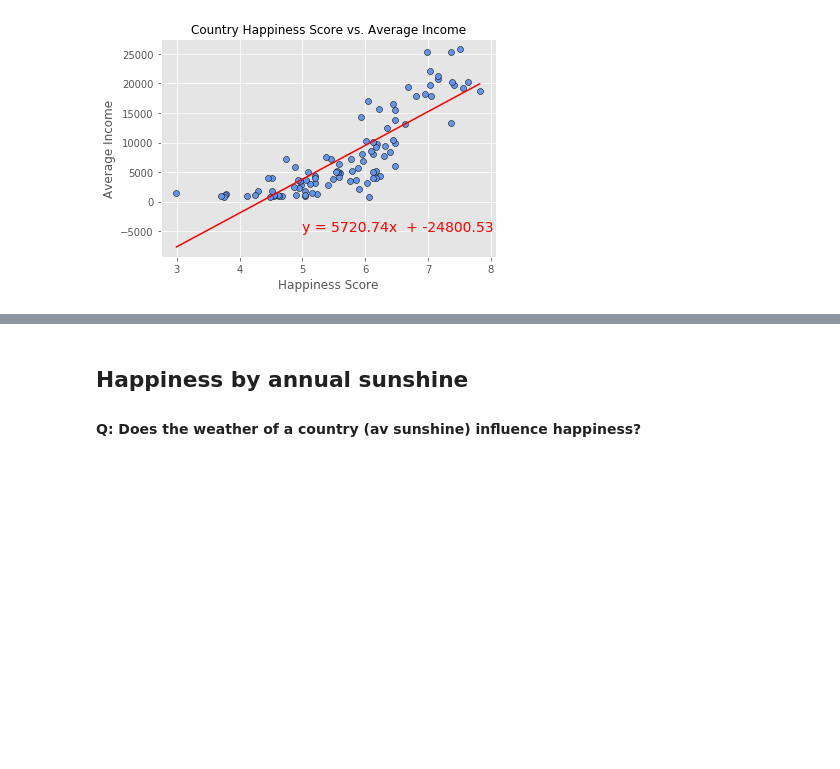
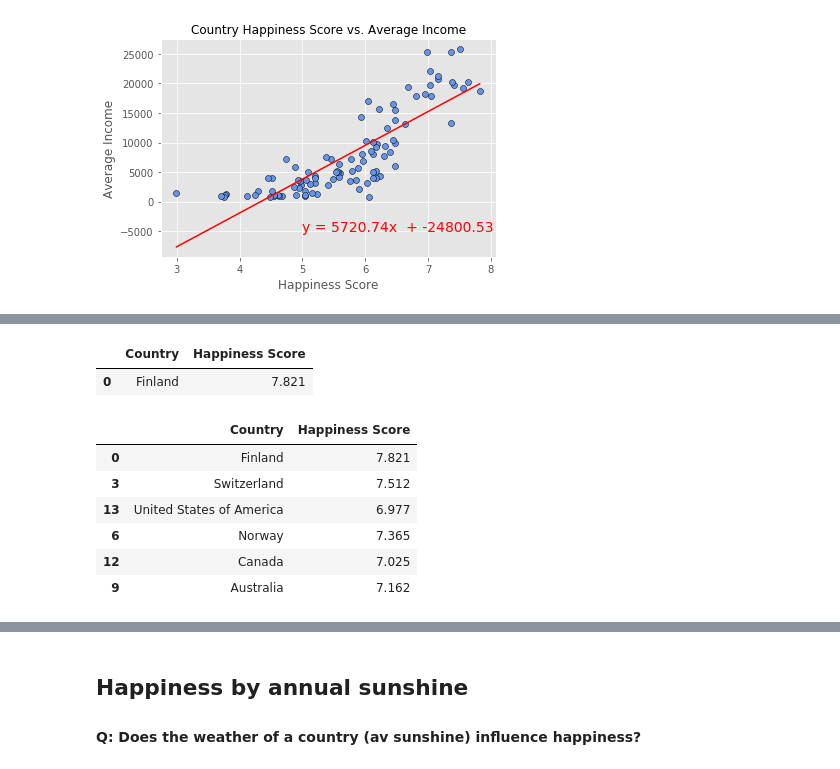
Before and after one commit to CBPher24/Exploring-World-Happiness, a Jupyter notebook: MainWork/All_Questions_team.ipynb, the cells around one changed output, grey strips where cells are left out. Saved outputs shown, nothing was run; the diff lists cells and outputs as text; code cells hidden in the pictures; blank space fills up the shorter version.

```diff
--- a/MainWork/All_Questions_team.ipynb
+++ b/MainWork/All_Questions_team.ipynb
@@ -66,3 +66,28 @@ avg_income.head()
 | 6 | 8 | Norway | 7.365 | 0.786 | 1373.33 | 25272.0 | ... |
 | 12 | 15 | Canada | 7.025 | 0.783 | 2028.04 | 22042.0 | ... |
 | 9 | 12 | Australia | 7.162 | 0.772 | 2843.57 | 21329.0 | ... |
+# %%
+happiest_country = happy_df.loc[happy_df['Country'] == 'Finland']
+happiest_country_df = pd.DataFrame({'Country' : happiest_country['Country'],
+                                    'Happiness Score' : happiest_country['Happiness Score']})
+happiest_country_df
+# %% [output]
+|  | Country | Happiness Score |
+| 0 | Finland | 7.821 |
+# %%
+# avg_income['Country + Rank'] = avg_income['Country'] + " (Happiness Rank: " + avg_income['RANK'].astype(str) +")"
+
+avg_income_bcdata = pd.DataFrame({'Country' : avg_income['Country'],
+                                  'Happiness Score' : avg_income['Happiness Score'],})
+
+avg_income_bcdata = avg_income_bcdata.head(5)
+avg_income_concat_df = pd.concat([happiest_country_df, avg_income_bcdata])
+avg_income_concat_df
+# %% [output]
+|  | Country | Happiness Score |
+| 0 | Finland | 7.821 |
+| 3 | Switzerland | 7.512 |
+| 13 | United States of America | 6.977 |
+| 6 | Norway | 7.365 |
+| 12 | Canada | 7.025 |
+| 9 | Australia | 7.162 |
```
Also changed, not shown: parts of 7 cells of this notebook, 2 other files.
